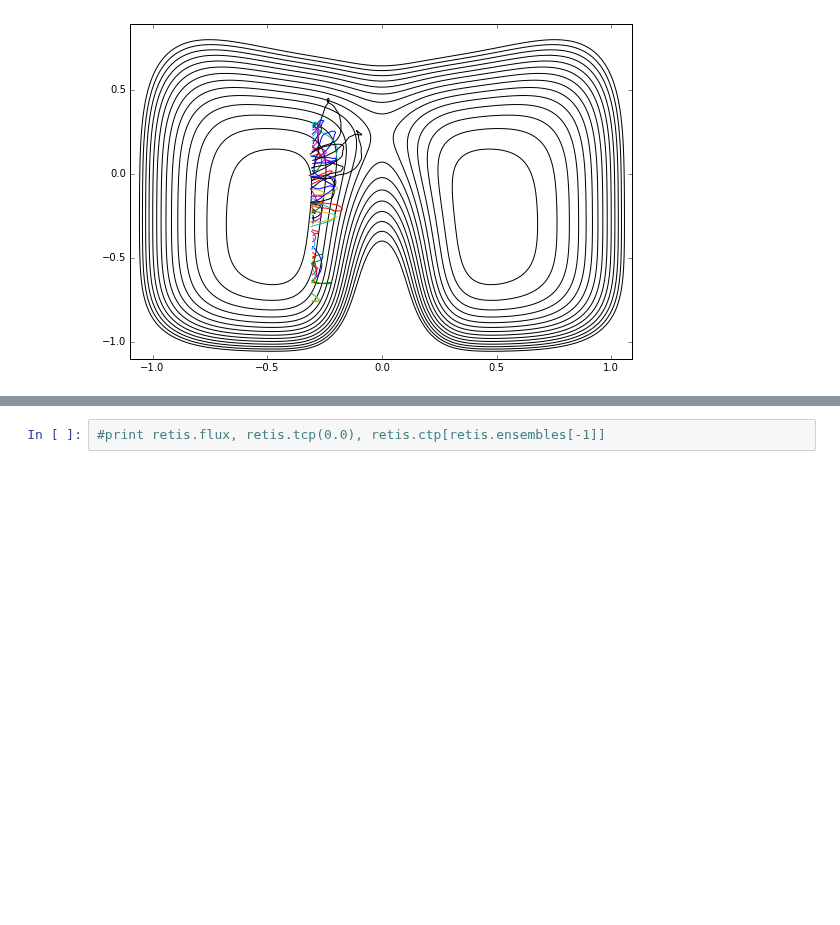
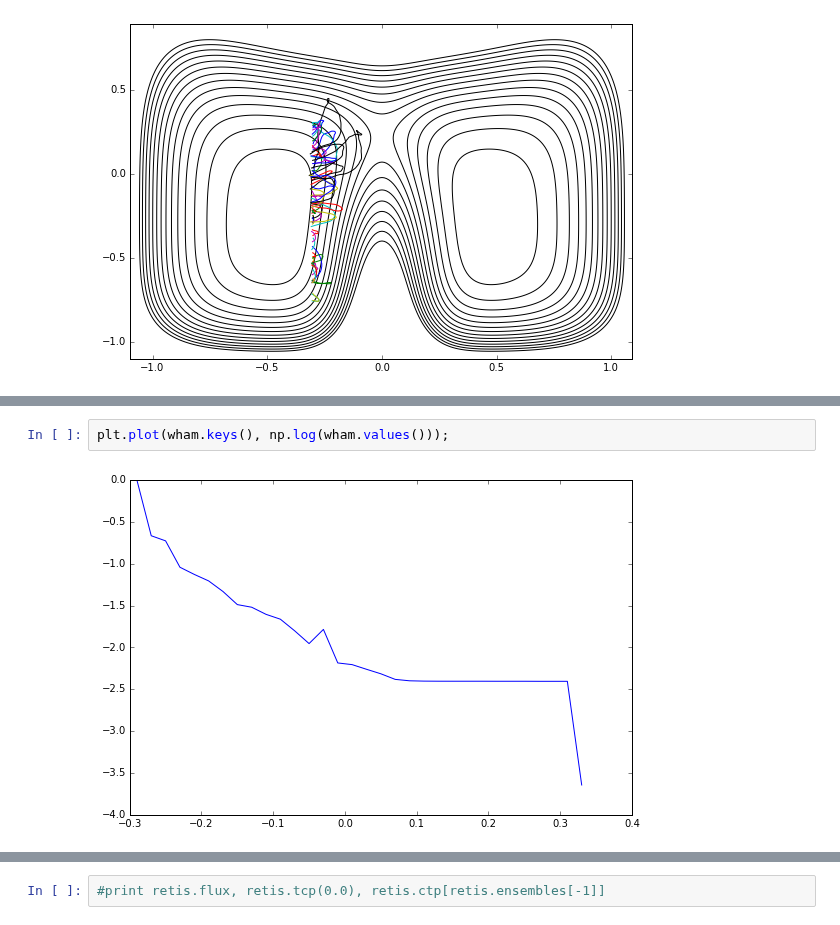
Before and after one commit to openpathsampling/openpathsampling, a Jupyter notebook: examples/ipython/toy_analysis.ipynb, the cells around one changed output, grey strips where cells are left out. Saved outputs shown, nothing was run; the diff lists cells and outputs as text; blank space fills up the shorter version.

```diff
--- a/examples/ipython/toy_analysis.ipynb
+++ b/examples/ipython/toy_analysis.ipynb
@@ -88,3 +87,7 @@ plt.plot(list(zip(*wham_hist_list)[0]), np.log(list(zip(*wham_hist_list)[1])))
+# %%
+plt.plot(wham.keys(), np.log(wham.values()));
+# %% [output]
+[figure, added]
 # %%
 %%time
 #retis.rate(storage=storage)
```
Also changed, not shown: parts of 15 cells of this notebook, 1 other file.
